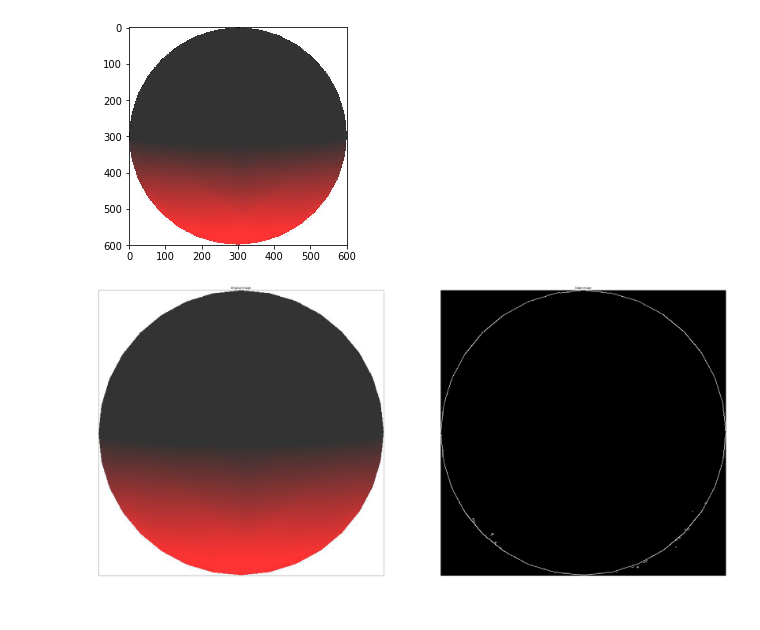
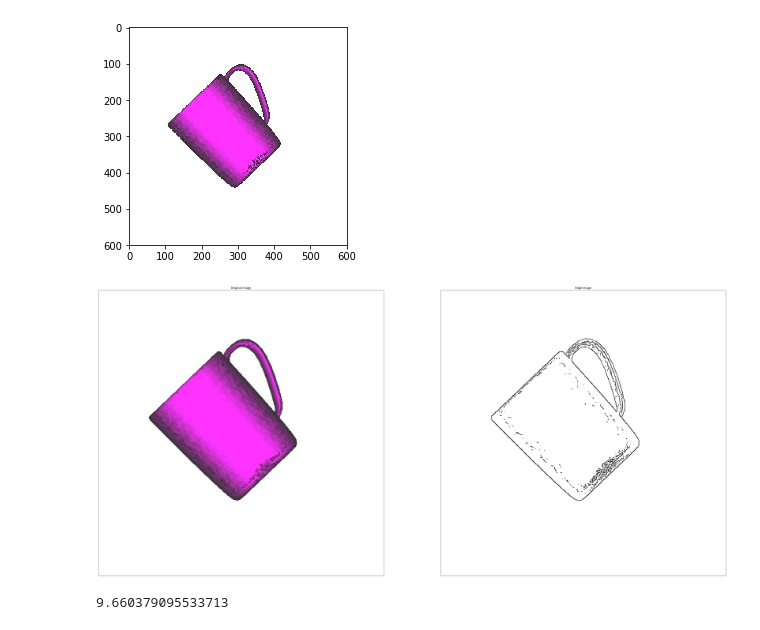
Before and after one commit to MariiaDrozdova/shape-retrieval, a Jupyter notebook: Untitled.ipynb, the cells around one changed output. Cells and saved outputs as stored; diff of their text form; code cells hidden in the pictures.

```diff
--- a/Untitled.ipynb
+++ b/Untitled.ipynb
@@ -4,21 +4,21 @@ import cv2
 import matplotlib.pyplot as plt
 from testSilhouettes import *
 # %%
-image = cv2.imread("outfile.jpg")
+image = cv2.imread("images/m509_outfile_4.jpg")
 image = cv2.cvtColor(image, cv2.COLOR_BGR2RGB)
 # %%
 plt.imshow(image)
 plt.show()
 # %% [output]
-[figure, old version]
+[figure, new version]
 # %%
- edges = cv2.Canny(image,100,200)
+ edges = cv2.Canny(image,199,199)
 # %%
 plt.figure(figsize=(50,50))
 plt.subplot(121),plt.imshow(image,cmap = 'gray')
 plt.title('Original Image'), plt.xticks([]), plt.yticks([])
-plt.subplot(122),plt.imshow(edges,cmap = 'gray')
+plt.subplot(122),plt.imshow(255-edges,cmap = 'gray')
 plt.title('Edge Image'), plt.xticks([]), plt.yticks([])
 plt.show()
 # %% [output]
-[figure, old version]
+[figure, new version]
@@ -24,0 +51,4 @@ plt.show()
+# %%
+np.sum(np.multiply(im, im))
+# %% [output]
+9.660379095533713
```
Also changed, not shown: parts of 8 cells of this notebook, 57 other files.
